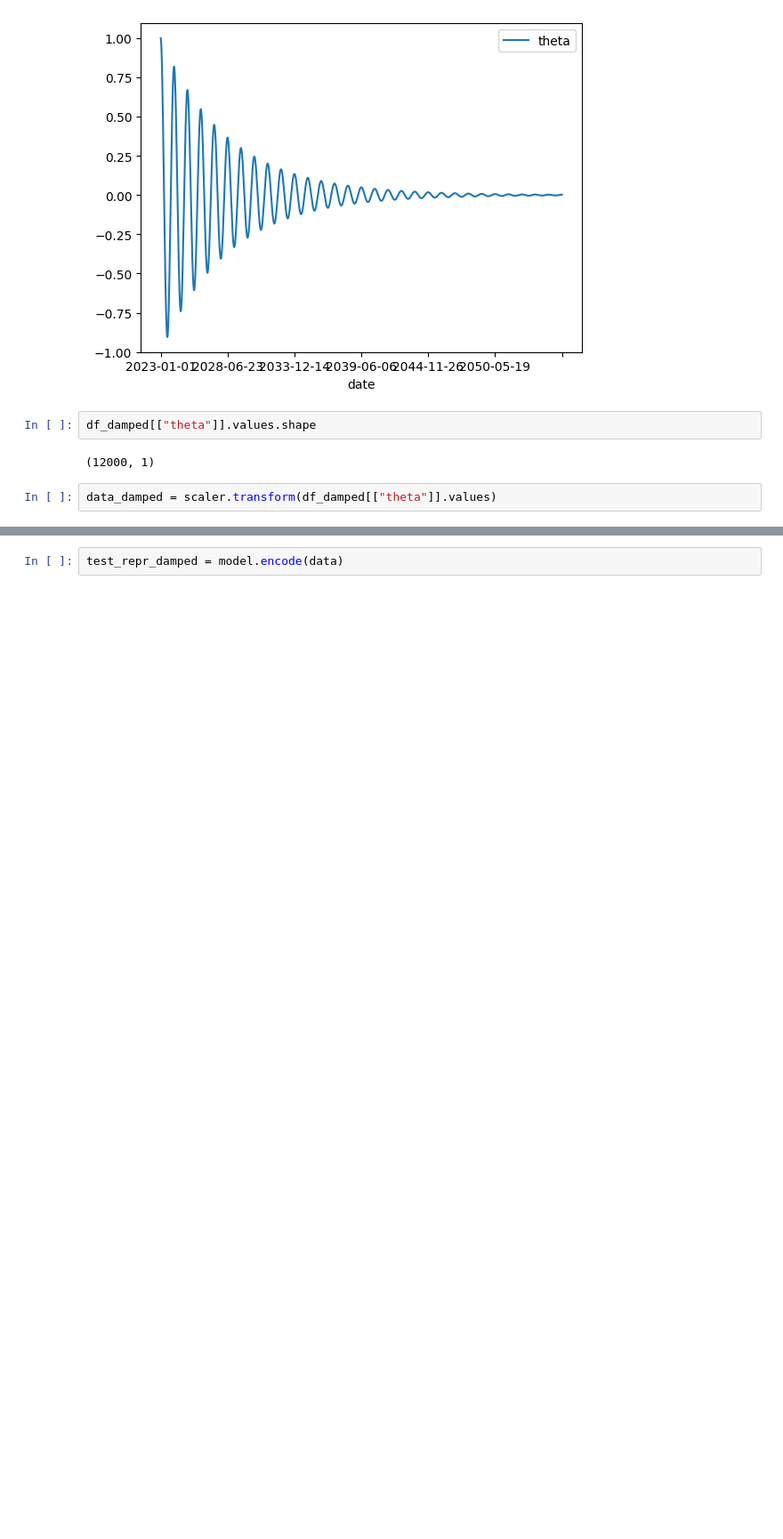
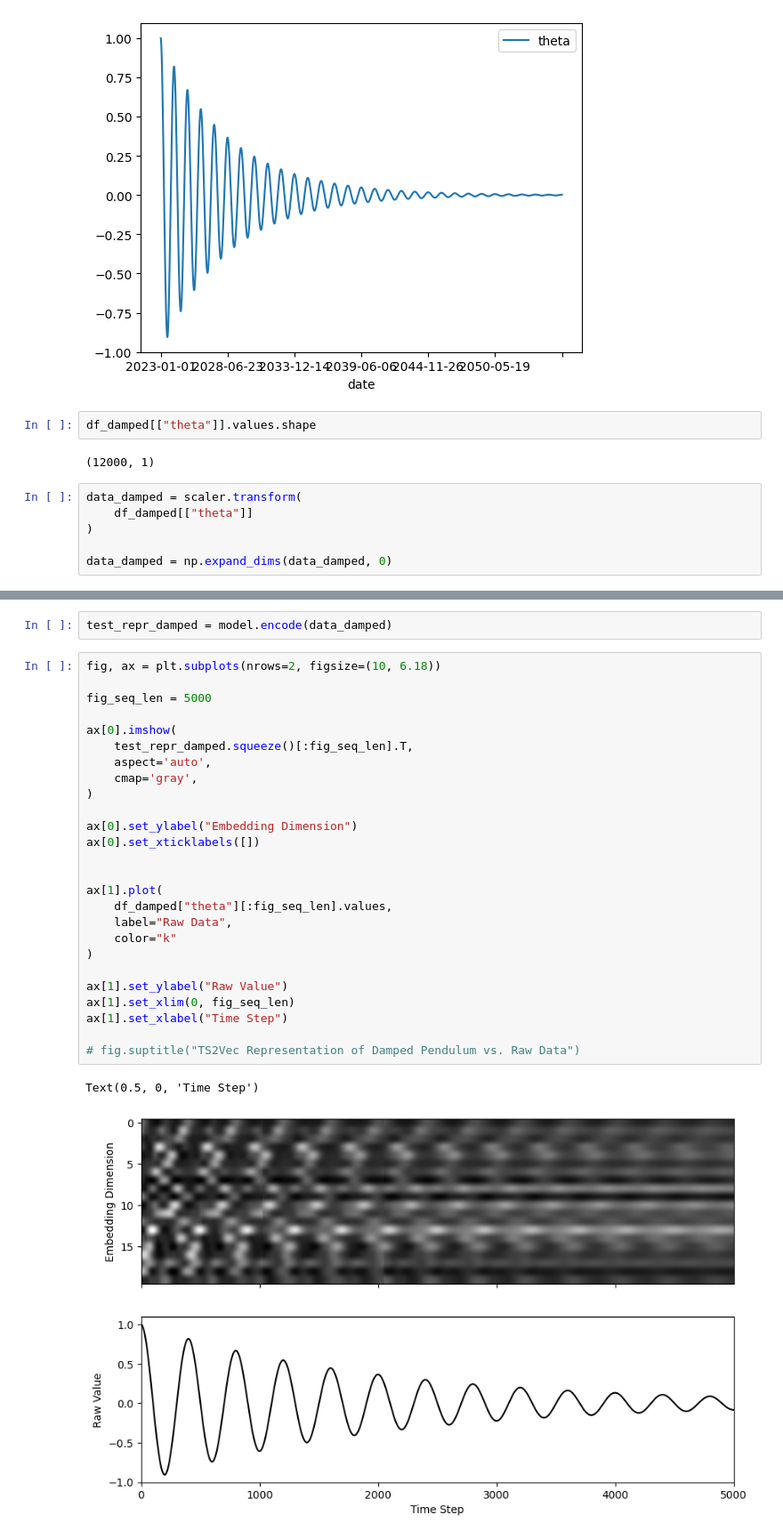
Before and after one commit to emptymalei/ts2vec, a Jupyter notebook: notebooks/sine_data.ipynb, the cells around one changed output, grey strips where cells are left out. Shown at 89% size. Drawn from its saved outputs; the diff is of its cells as text; blank space fills up the shorter version.

Commit message:
added damped sine wave

```diff
--- a/notebooks/sine_data.ipynb
+++ b/notebooks/sine_data.ipynb
@@ -423,4 +427,8 @@ df_damped[["theta"]].values.shape
 # %% [output]
 (12000, 1)
 # %%
-data_damped = scaler.transform(df_damped[["theta"]].values)
+data_damped = scaler.transform(
+    df_damped[["theta"]]
+)
+
+data_damped = np.expand_dims(data_damped, 0)
@@ -433,2 +439,31 @@ data.shape, df_damped[["theta"]].values.shape, data_damped.shape
 # %%
-test_repr_damped = model.encode(data)
+test_repr_damped = model.encode(data_damped)
+# %%
+fig, ax = plt.subplots(nrows=2, figsize=(10, 6.18))
+
+fig_seq_len = 5000
+
+ax[0].imshow(
+    test_repr_damped.squeeze()[:fig_seq_len].T,
+    aspect='auto',
+    cmap='gray',
+)
+
+ax[0].set_ylabel("Embedding Dimension")
+ax[0].set_xticklabels([])
+
+
+ax[1].plot(
+    df_damped["theta"][:fig_seq_len].values,
+    label="Raw Data",
+    color="k"
+)
+
+ax[1].set_ylabel("Raw Value")
+ax[1].set_xlim(0, fig_seq_len)
+ax[1].set_xlabel("Time Step")
+
+# fig.suptitle("TS2Vec Representation of Damped Pendulum vs. Raw Data")
+# %% [output]
+Text(0.5, 0, 'Time Step')
+[figure, added]
```
Also changed, not shown: parts of 8 cells of this notebook.
